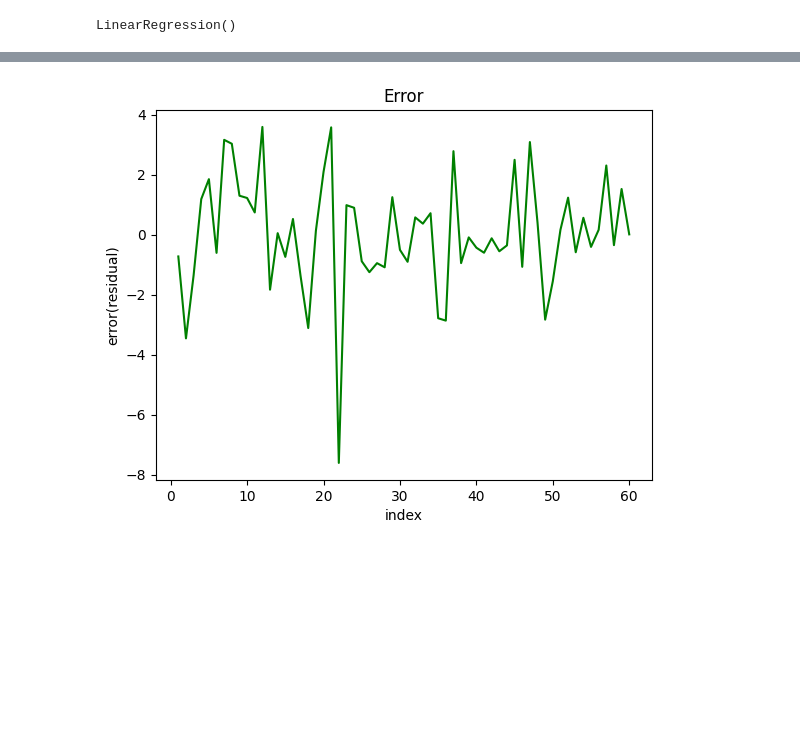
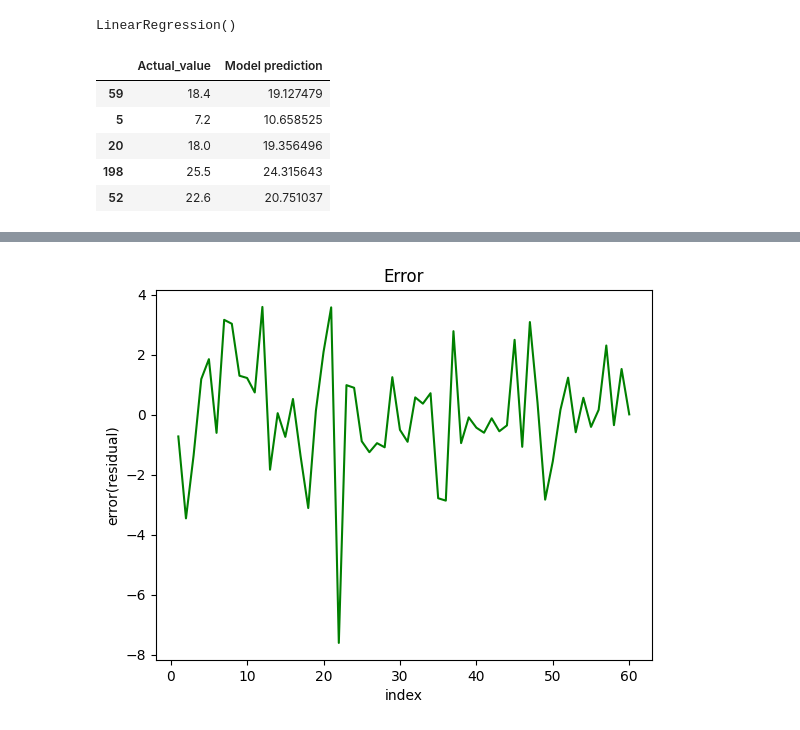
Before and after one commit to jiminxchris/pythonmlproject20260205, a Jupyter notebook: 01_회귀_광고.ipynb, the cells around one changed output, grey strips where cells are left out. Saved outputs shown, nothing was run; the diff lists cells and outputs as text; code cells hidden in the pictures; blank space fills up the shorter version.

```diff
--- a/01_회귀_광고.ipynb
+++ b/01_회귀_광고.ipynb
@@ -333,8 +333,15 @@ y_pred2 = lr_model2.predict(X_test_scaled)
 # %%
 # 실제값과 예측값을 구해 데이터프레임 형태로 만들기
 # %%
-mlr = pd.DataFrame({'Actual_value': y_test2, 'Model prediction':lr_model2.predict(X_train_scaled)})
+mlr = pd.DataFrame({'Actual_value': y_test2, 'Model prediction':lr_model2.predict(X_test_scaled)})
 mlr.head()
+# %% [output]
+|  | Actual_value | Model prediction |
+| 59 | 18.4 | 19.127479 |
+| 5 | 7.2 | 10.658525 |
+| 20 | 18.0 | 19.356496 |
+| 198 | 25.5 | 24.315643 |
+| 52 | 22.6 | 20.751037 |
 # %%
 # 실제값과 예측값의 오차를 그래프로 표현
 # %%
```
Also changed, not shown: parts of 16 cells of this notebook.
